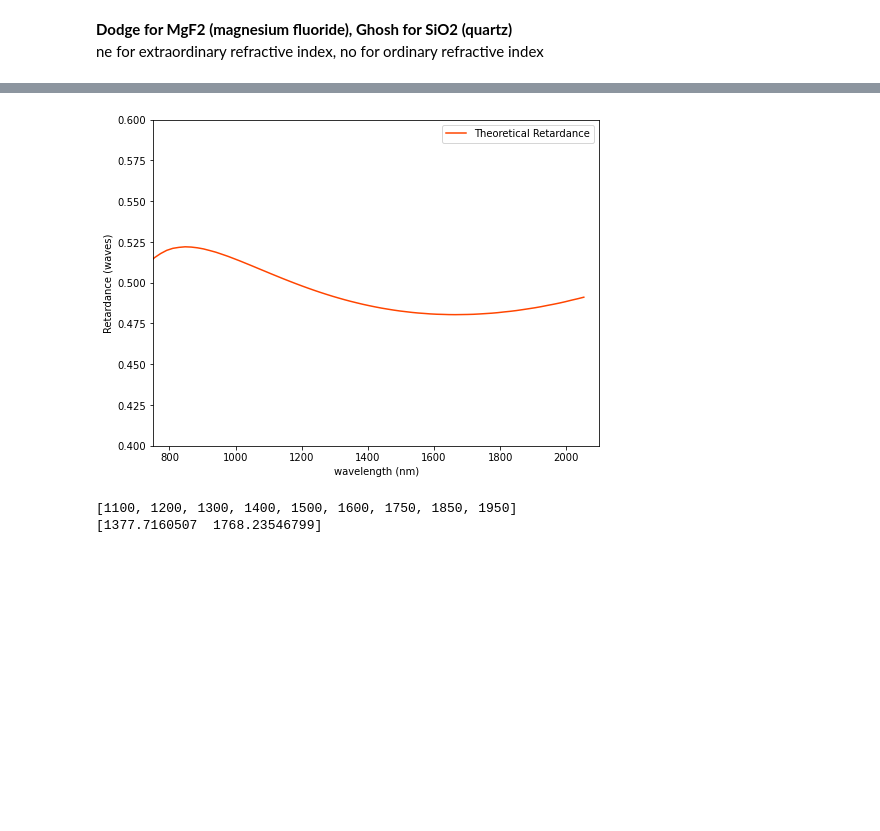
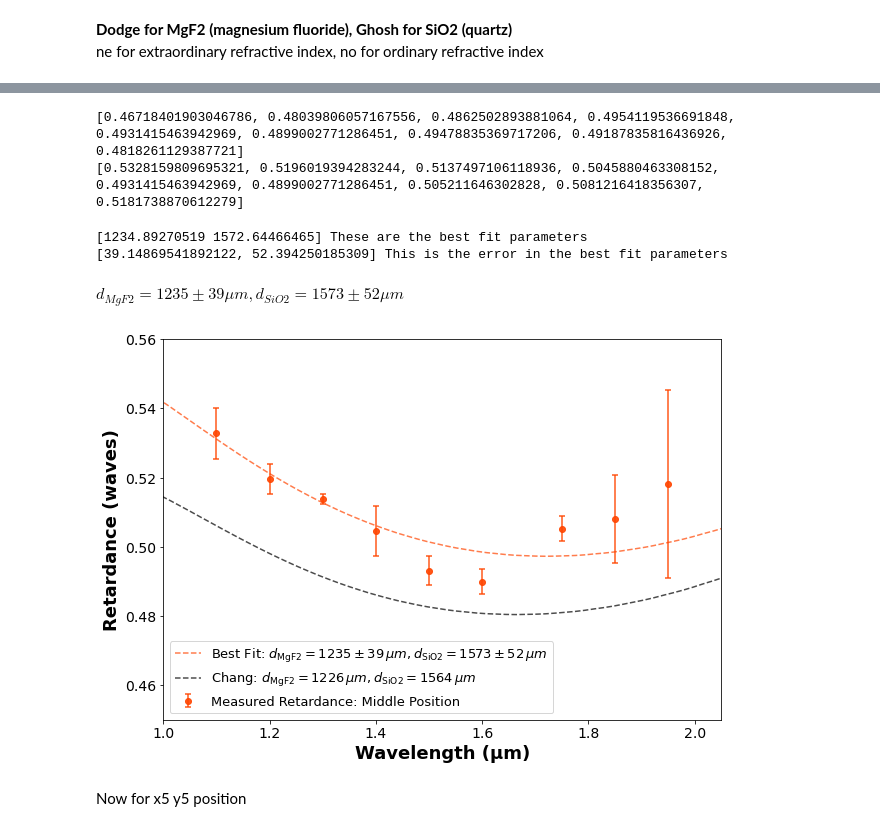
Before and after one commit to wcmelby/wcmelby-HWP_Characterizations, a Jupyter notebook: SuperK_Select_Data/JHK_Plate/JHK_SuperK_Analysis.ipynb, the cells around one changed output, grey strips where cells are left out. Cells and saved outputs as stored; diff of their text form; code cells hidden in the pictures; blank space fills up the shorter version.

```diff
--- a/SuperK_Select_Data/JHK_Plate/JHK_SuperK_Analysis.ipynb
+++ b/SuperK_Select_Data/JHK_Plate/JHK_SuperK_Analysis.ipynb
@@ -810,31 +786,72 @@ def achromatic_prediction(d1, d2, ne1, no1, ne2, no2):
 
     # convert wavelength from microns to nm
     return w*1000, predicted_retardance
-# %%
-JHK_plate_data = achromatic_prediction(1226, 1564, MgF2_ne, MgF2_no, SiO2_ne, SiO2_no)
-
-plt.figure(figsize=(8, 6))
-plt.plot(JHK_plate_data[0], JHK_plate_data[1], '-', color='orangered', label='Theoretical Retardance')
-plt.xlim([750, 2100])
-plt.ylim([0.4, 0.6])
-plt.xlabel('wavelength (nm)')
-plt.ylabel('Retardance (waves)')
-plt.legend()
-plt.show()
-# %% [output]
-[figure, removed]
 # %%
 def fit_function(wavelengths, d1, d2):
     w, pred_retardance = achromatic_prediction(d1, d2, MgF2_ne, MgF2_no, SiO2_ne, SiO2_no)
     return np.interp(wavelengths, w, pred_retardance)
+# %%
+print(Q_retardances)
+
+corrected_Q_retardances = Q_retardances.copy()
+corrected_Q_retardances[0] = 1 - corrected_Q_retardances[0]
+corrected_Q_retardances[1] = 1 - corrected_Q_retardances[1]
+corrected_Q_retardances[2] = 1 - corrected_Q_retardances[2]
+corrected_Q_retardances[3] = 1 - corrected_Q_retardances[3]
+# corrected_Q_retardances[4] = 1 - corrected_Q_retardances[4]
+# corrected_Q_retardances[5] = 1 - corrected_Q_retardances[5]
+corrected_Q_retardances[6] = 1 - corrected_Q_retardances[6]
+corrected_Q_retardances[7] = 1 - corrected_Q_retardances[7]
+corrected_Q_retardances[8] = 1 - corrected_Q_retardances[8]
+
+print(corrected_Q_retardances)
+# %% [output]
+[0.46718401903046786, 0.48039806057167556, 0.4862502893881064, 0.4954119536691848, 0.4931415463942969, 0.4899002771286451, 0.49478835369717206, 0.49187835816436926, 0.4818261129387721]
+[0.5328159809695321, 0.5196019394283244, 0.5137497106118936, 0.5045880463308152, 0.4931415463942969, 0.4899002771286451, 0.505211646302828, 0.5081216418356307, 0.5181738870612279]
 # %%
-print(wavelengths)
-opt_params, cov_matrix = curve_fit(fit_function, wavelengths, Q_retardances, p0=[1226, 1554])
-print(opt_params)
+opt_params, cov_matrix = curve_fit(fit_function, wavelengths, corrected_Q_retardances, p0=[1226, 1554], sigma=Q_retardance_errors)
+# opt_params, cov_matrix = curve_fit(fit_function, wavelengths, corrected_Q_retardances, p0=[1226, 1554])
+print(opt_params, "These are the best fit parameters")
+opt_param_errors = list(np.sqrt(np.diagonal(cov_matrix)))
+print(opt_param_errors, "This is the error in the best fit parameters")
 
 fine_wavelengths = np.linspace(1000, 2000, 1000)
 predicted_retardance = fit_function(fine_wavelengths, *opt_params)
 # %% [output]
-[1100, 1200, 1300, 1400, 1500, 1600, 1750, 1850, 1950]
-[1377.7160507  1768.23546799]
+[1234.89270519 1572.64466465] These are the best fit parameters
+[39.14869541892122, 52.394250185309] This is the error in the best fit parameters
+# %%
+# Display the formatted text with subscripts
+display(Math(f"d_{{MgF2}} = {round(opt_params[0])} \pm {round(opt_param_errors[0])} μm, d_{{SiO2}} = {round(opt_params[1])} \pm {round(opt_param_errors[1])} μm"))
+# %% [output]
+$\displaystyle d_{MgF2} = 1235 \pm 39 μm, d_{SiO2} = 1573 \pm 52 μm$
+# %%
+chang_JHK_plate_data = achromatic_prediction(1226, 1564, MgF2_ne, MgF2_no, SiO2_ne, SiO2_no) # chang paper best fit values
+JHK_plate_data = achromatic_prediction(*opt_params, MgF2_ne, MgF2_no, SiO2_ne, SiO2_no)
+
+plt.figure(figsize=(10, 7))
+# plt.plot(JHK_plate_data[0], JHK_plate_data[1], '--', color='orangered', label='Best Fit', alpha=0.7)
+plt.plot(JHK_plate_data[0], JHK_plate_data[1], '--', color='orangered', label=fr'Best Fit: $d_{{\mathrm{{MgF2}}}} = {round(opt_params[0])} \pm {round(opt_param_errors[0])} \, \mu m, d_{{\mathrm{{SiO2}}}} = {round(opt_params[1])} \pm {round(opt_param_errors[1])} \, \mu m$', alpha=0.7)
+plt.plot(chang_JHK_plate_data[0], chang_JHK_plate_data[1], '--', color='k', label=fr'Chang: $d_{{\mathrm{{MgF2}}}} = 1226  \, \mu m, d_{{\mathrm{{SiO2}}}} = 1564 \, \mu m$', alpha=0.7)
+# plt.errorbar(wavelengths, Q_retardances, yerr=Q_retardance_errors, fmt='o', color='k', label='Q Reduction')
+plt.errorbar(wavelengths, corrected_Q_retardances, yerr=Q_retardance_errors, fmt='o', color='orangered', capsize=3, alpha=0.9, capthick=1.5, label='Measured Retardance: Middle Position')
+plt.plot
+plt.xlim([1000, 2050])
+plt.ylim([0.45, 0.56])
+plt.xlabel('Wavelength (μm)', fontweight='bold', fontsize=18)
+plt.ylabel('Retardance (waves)', fontweight='bold', fontsize=18)
+
+ax = plt.gca()
+xticks = ax.get_xticks()
+ax.xaxis.set_major_locator(ticker.FixedLocator(xticks))
+ax.xaxis.set_major_formatter(ticker.FixedFormatter([f'{x/1000:.1f}' for x in xticks]))
+ax.tick_params(axis='both', which='major', labelsize=14)
+
+plt.legend(fontsize=13, loc='lower left')
+plt.savefig('./Figures/JHK_best_fit_middle.png', format='png', dpi=300, bbox_inches='tight', facecolor='white', edgecolor='white')
+plt.show()
+# %% [output]
+[figure, added]
+# %% [markdown]
+Now for x5 y5 position
 # %%
```
Also changed, not shown: parts of 19 cells of this notebook, 6 other files.
